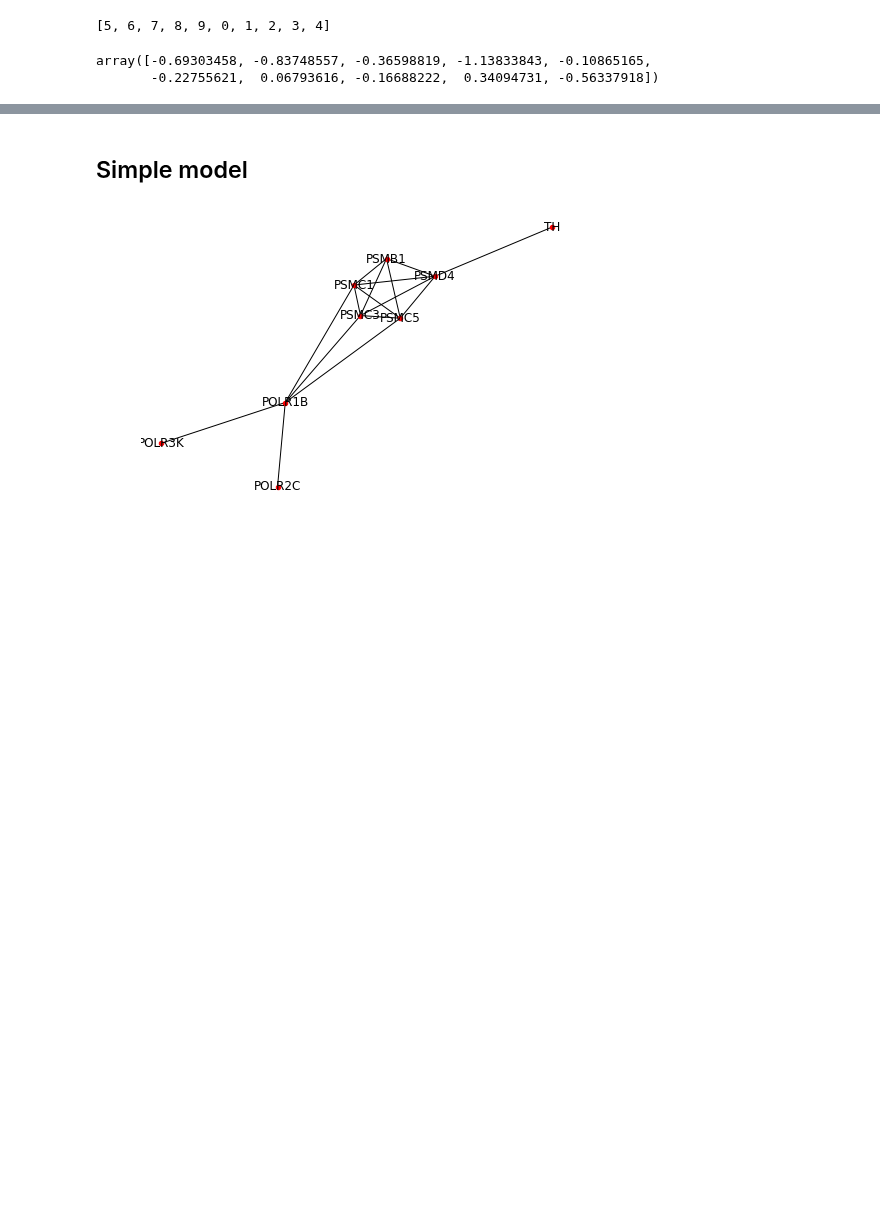
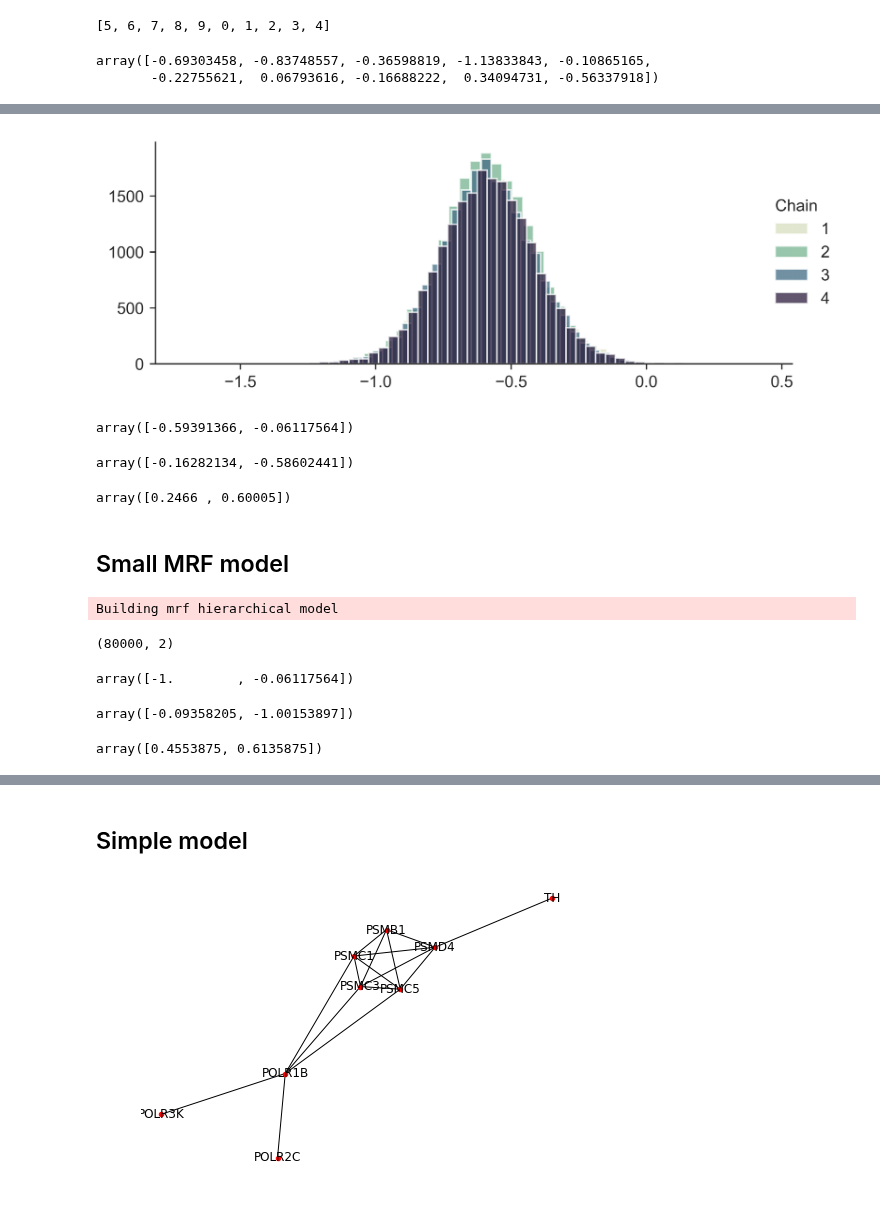
Before and after one commit to cbg-ethz/shm, a Jupyter notebook: analysis/07-plot_traces.ipynb, the cells around one changed output, grey strips where cells are left out. Cells and saved outputs as stored; diff of their text form; code cells hidden in the pictures; blank space fills up the shorter version.

```diff
--- a/analysis/07-plot_traces.ipynb
+++ b/analysis/07-plot_traces.ipynb
@@ -90,0 +119,18 @@ array([-0.69303458, -0.83748557, -0.36598819, -1.13833843, -0.10865165,
+# %%
+sp.plot_hist(trace, "gamma", 1, "");
+# %% [output]
+[figure, added]
+# %%
+data['gamma']
+# %% [output]
+array([-0.59391366, -0.06117564])
+# %%
+numpy.mean(trace['gamma'], 0)
+# %% [output]
+array([-0.16282134, -0.58602441])
+# %%
+numpy.mean(trace['z'], 0)
+# %% [output]
+array([0.2466 , 0.60005])
+# %% [markdown]
+## Small MRF model
@@ -90,0 +144,21 @@ array([-0.69303458, -0.83748557, -0.36598819, -1.13833843, -0.10865165,
+# %%
+with HLM(readout, model="mrf", graph=graph) as model:
+    trace = pm.load_trace(trace_dir, model = model.model)
+# %% [output]
+Building mrf hierarchical model
+# %%
+trace['z'].shape
+# %% [output]
+(80000, 2)
+# %%
+data['gamma']
+# %% [output]
+array([-1.        , -0.06117564])
+# %%
+numpy.mean(trace['gamma'], 0)
+# %% [output]
+array([-0.09358205, -1.00153897])
+# %%
+numpy.mean(trace['z'], 0)
+# %% [output]
+array([0.4553875, 0.6135875])
```
Also changed, not shown: parts of 20 cells of this notebook, 8 other files.
